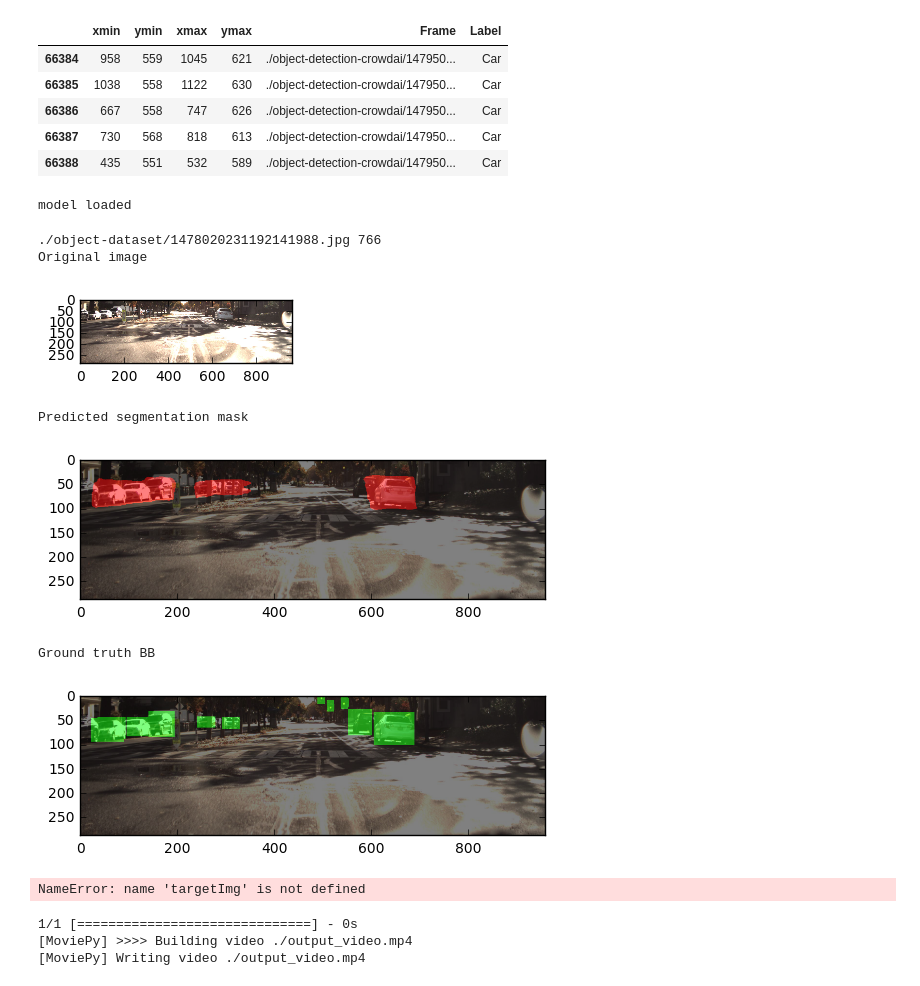
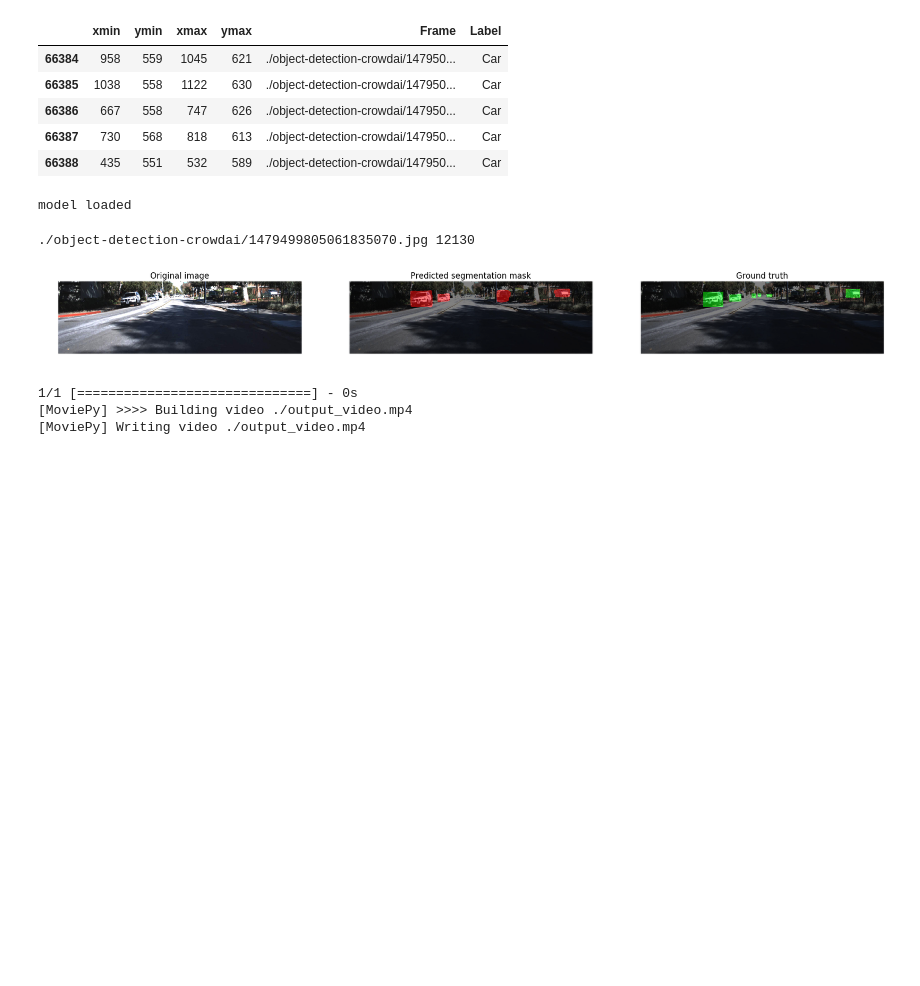
Before and after one commit to calicratis19/SDC, a Jupyter notebook: CarND-Vehicle Detection and Tracking/Vehicle_Detection_Tracking.ipynb, the cells around one changed output. Drawn from its saved outputs; the diff is of its cells as text; code cells hidden in the pictures; blank space fills up the shorter version.

```diff
--- a/CarND-Vehicle Detection and Tracking/Vehicle_Detection_Tracking.ipynb
+++ b/CarND-Vehicle Detection and Tracking/Vehicle_Detection_Tracking.ipynb
@@ -70,16 +68,0 @@ def CropImage(image):
-# %%
-
-dataInfo = dataFile
-print((imgRow*6)/7-(imgRow*2)/5)
-row = 0#np.random.randint(len(dataInfo))
-fileName = dataInfo['Frame'][row]
-# print(fileName, row)
-img = cv2.imread(fileName)
-print(img.shape)
-img = cv2.cvtColor(img, cv2.COLOR_BGR2RGB)
-img = cv2.resize(img, (imgCol, imgRow))
-
-img = CropImage(img)
-plt.imshow(img)
-plt.show()
-print(img.shape)
@@ -156,75 +134,57 @@ def TrainDataGenerator(dataInfoList,batchSize,rootDir):
         data['xmax'] = np.round(data['xmax'] / origShape[1] * imgCol)
         data['ymin'] = np.round(data['ymin'] / origShape[0] * imgRow)
         data['ymax'] = np.round(data['ymax'] / origShape[0] * imgRow)
-        img1 = img.copy()
-        '''targetImg = np.reshape(np.zeros_like(img[:, :, 2]), (imgRow, imgCol, 1))
-        for i in range(len(data)):
-            targetImg[data.iloc[i]['ymin']:data.iloc[i]['ymax'], data.iloc[i]['xmin']:data.iloc[i]['xmax']] = 1
-            cv2.rectangle(img1, (int(data.iloc[i]['xmin']),int(data.iloc[i]['ymin'])), (int(data.iloc[i]['xmax']),int(data.iloc[i]['ymax'])), (0,0,255),6)'''
 
         targetImg = np.zeros_like(img[:, :, 2])
         for i in range(len(data)):
             targetImg[data.iloc[i]['ymin']:data.iloc[i]['ymax'], data.iloc[i]['xmin']:data.iloc[i]['xmax']] = 1
 
         targetImg = np.reshape(targetImg, (imgRow, imgCol, 1))
         targetImg = CropImage(targetImg)
         img = CropImage(img)
-        #print(img.shape,targetImg.shape)
+
 
         xy_array = np.asarray(img)
         xy_array = np.reshape(xy_array,(1,img.shape[0],img.shape[1],3))
 
         img = model.predict(xy_array)
-        batch_mask  = np.reshape(targetImg,(1,targetImg.shape[0],targetImg.shape[1],1))
-        pred_all = img
-        batch_img = xy_array
-        i=0
-        im = np.array(batch_img[i],dtype=np.uint8)
-        im_mask = np.array(255*batch_mask[i],dtype=np.uint8)
-        im_pred = np.array(255*pred_all[i],dtype=np.uint8)
+        mask_array  = np.reshape(targetImg,(1,targetImg.shape[0],targetImg.shape[1],1))
+
+
+        im = np.array(xy_array[0],dtype=np.uint8)
+        im_mask = np.array(255*mask_array[0],dtype=np.uint8)
+        im_pred = np.array(255*img[0],dtype=np.uint8)
 
         rgb_mask_pred = cv2.cvtColor(im_pred,cv2.COLOR_GRAY2RGB)
         rgb_mask_pred[:,:,1:3] = 0*rgb_mask_pred[:,:,1:2]
         rgb_mask_true= cv2.cvtColor(im_mask,cv2.COLOR_GRAY2RGB)
         rgb_mask_true[:,:,0] = 0*rgb_mask_true[:,:,0]
         rgb_mask_true[:,:,2] = 0*rgb_mask_true[:,:,2]
 
         img_pred = cv2.addWeighted(rgb_mask_pred,0.5,im,0.5,0)
         img_true = cv2.addWeighted(rgb_mask_true,0.5,im,0.5,0)
 
-        #plt.figure(figsize=(8,3))
-        #plt.subplot(1,3,1)
-        print('Original image')
+        plt.figure(figsize=(22,16))
+        plt.subplot(1,3,1)
         plt.imshow(im)
-        plt.show()
-        #plt.title('Original image')
-        #plt.axis('off')
-        #plt.subplot(1,3,2)
-        print('Predicted segmentation mask')
+        plt.title('Original image')
+        plt.axis('off')
+        plt.subplot(1,3,2)
         plt.imshow(img_pred)
-        plt.show()
-        #plt.title('Predicted segmentation mask')
-        #plt.axis('off')
-        #plt.subplot(1,3,3)
-        print('Ground truth BB')
+        plt.title('Predicted segmentation mask')
+        plt.axis('off')
+        plt.subplot(1,3,3)
         plt.imshow(img_true)
+        plt.title('Ground truth')
+        plt.axis('off')
         plt.show()
 
         break
 
 trainGenerator = TrainDataGenerator((dataFile,dataFile1),trainBatchSize,rootDir)
 # %% [output]
-./object-dataset/1478020231192141988.jpg 766
-Original image
+./object-detection-crowdai/1479499805061835070.jpg 12130
-[figure, old version]
+[figure, new version]
-Predicted segmentation mask
-[figure, removed]
-Ground truth BB
-[figure, removed]
-# %%
-print(targetImg)
-# %% [output]
-NameError: name 'targetImg' is not defined
 # %%
 
 def process_frame(img):
```
Also changed, not shown: parts of 9 cells of this notebook, 15 other files.
